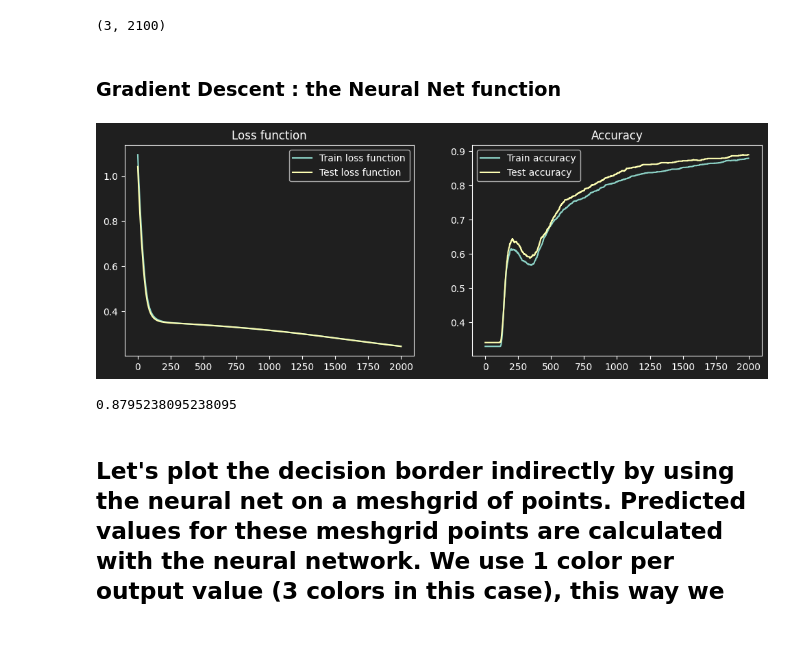
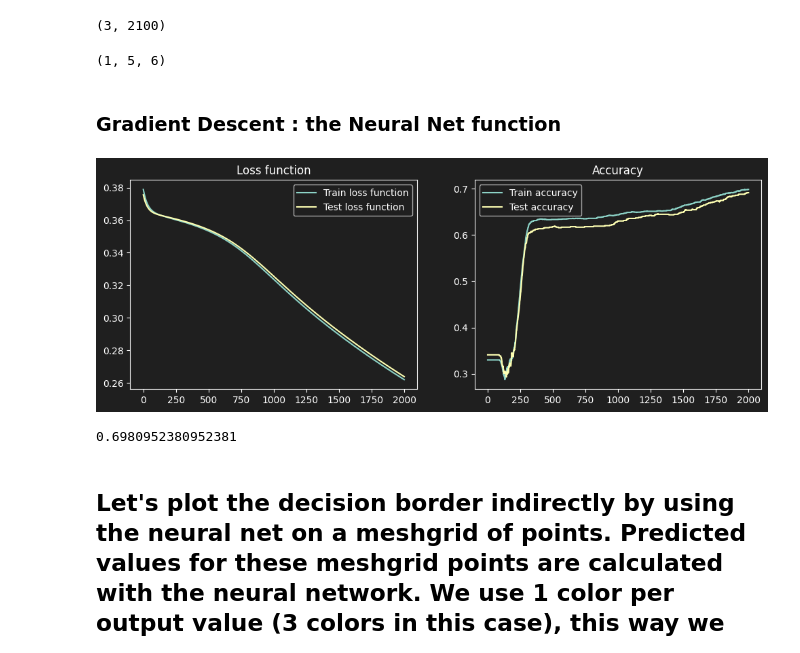
Before and after one commit to hadisql/deep_learning, a Jupyter notebook: DL_Nlayers_multiclass.ipynb, the cells around one changed output. Cells and saved outputs as stored; diff of their text form; code cells hidden in the pictures.

```diff
--- a/DL_Nlayers_multiclass.ipynb
+++ b/DL_Nlayers_multiclass.ipynb
@@ -172,19 +172,27 @@ array([[1., 1., 0., 0., 1.],
        [0., 0., 0., 0., 0.],
        [0., 0., 1., 1., 0.]])
 # %%
-def initialisation(*N_layers):
+def initialisation(first_layer, hidden_layers: list, last_layer):
 
     np.random.seed(1)
 
     parameters = {}
 
-    for i in range(1,len(N_layers)):
-        parameters[f"W{i}"] = np.random.randn(N_layers[i],N_layers[i-1])
-        parameters[f"b{i}"] = np.random.randn(N_layers[i],1)
+    total_Nlayers = len(hidden_layers) + 2
+
+    parameters["W1"] = np.random.randn(hidden_layers[0],first_layer)
+    parameters["b1"] = np.random.randn(hidden_layers[0],1)
+
+    parameters[f"W{total_Nlayers-1}"] = np.random.randn(last_layer,hidden_layers[-1])
+    parameters[f"b{total_Nlayers-1}"] = np.random.randn(last_layer,1)
+
+    for i in range(1,len(hidden_layers)):
+        parameters[f"W{i+1}"] = np.random.randn(hidden_layers[i],hidden_layers[i-1])
+        parameters[f"b{i+1}"] = np.random.randn(hidden_layers[i],1)
 
     return dict(sorted(parameters.items()))
 # %%
-parameters = initialisation(2,8,8,3)
+parameters = initialisation(2,[8,8],3)
 # %%
 parameters
 # %% [output]
@@ -300,18 +308,24 @@ gradients = back_propagation(X_train,y_train_encoded,activations,parameters)
 y_train_encoded.shape
 # %% [output]
 (3, 2100)
+# %%
+test = (1,5,6)
+
+test
+# %% [output]
+(1, 5, 6)
 # %% [markdown]
 ### Gradient Descent : the Neural Net function
 # %%
 from sklearn.metrics import accuracy_score
 from tqdm import tqdm
 
-def neural_network(X_train, y_train_encoded, X_test, y_test_encoded, *hidden_layers, learning_rate=0.1, n_epochs=100, plot_scores = False):
+def neural_network(X_train, y_train_encoded, X_test, y_test_encoded, hidden_layers:list, learning_rate=0.1, n_epochs=100, plot_scores = False):
 
     first_layer = X_train.shape[0]
     last_layer = y_train_encoded.shape[0]
 
-    parameters = initialisation(first_layer, *hidden_layers, last_layer)
+    parameters = initialisation(first_layer, hidden_layers, last_layer)
 
     test_cost_hist = []
     train_cost_hist = []
@@ -368,13 +382,13 @@ def neural_network(X_train, y_train_encoded, X_test, y_test_encoded, *hidden_lay
 
     return parameters, scores
 # %%
-parameters_f, scores = neural_network(X_train, y_train_encoded, X_test, y_test_encoded, 32,16,8 ,learning_rate=0.01,n_epochs=2000, plot_scores=True)
+parameters_f, scores = neural_network(X_train, y_train_encoded, X_test, y_test_encoded, [32,16,8] ,learning_rate=0.01,n_epochs=2000, plot_scores=True)
 # %% [output]
-[figure, old version]
+[figure, new version]
 # %%
 scores["accuracy_train"][-1]
 # %% [output]
-0.8795238095238095
+0.6980952380952381
 # %% [markdown]
 ## Let's plot the decision border indirectly by using the neural net on a meshgrid of points. Predicted values for these meshgrid points are calculated with the neural network. We use 1 color per output value (3 colors in this case), this way we vizualise our model :
 
```
Also changed, not shown: parts of 8 cells of this notebook.
